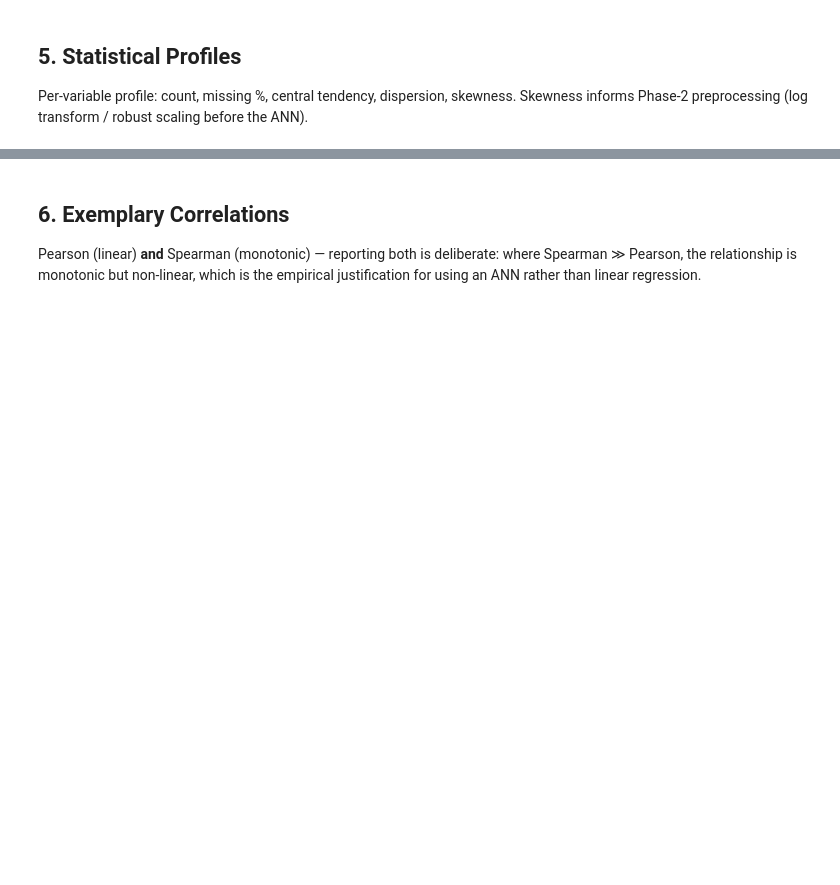
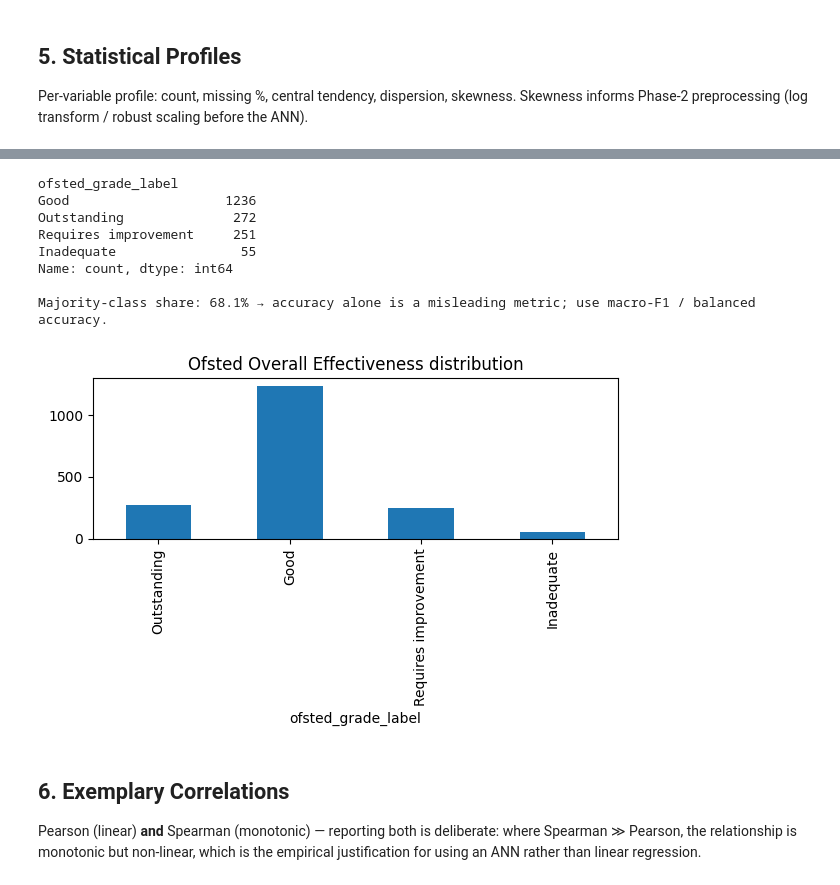
Before and after one commit to HEMALEED/school-performance-prediction-england-ann, a Jupyter notebook: SRC/training/school_per_EDA.ipynb, the cells around one changed output, grey strips where cells are left out. Cells and saved outputs as stored; diff of their text form; code cells hidden in the pictures; blank space fills up the shorter version.

```diff
--- a/SRC/training/school_per_EDA.ipynb
+++ b/SRC/training/school_per_EDA.ipynb
@@ -74,13 +75,18 @@ def load_csv(path, **kw):
             continue
     raise UnicodeDecodeError(f"Could not decode {path}")
 
-gias   = load_csv(DATA / "gias_establishments.csv")
-ks4_23 = load_csv(DATA / "ks4_2023.csv")
-ks4_24 = load_csv(DATA / "ks4_2024.csv")
-ofsted = load_csv(DATA / "ofsted_mi.csv")
-imd    = load_csv(DATA / "imd2019.csv")
+gias   = load_csv('../../data/gias_establishments.csv')
+ks4_23 = load_csv('../../data/ks4_2023.csv')
+ks4_24 = load_csv('../../data/ks4_2024.csv')
+ks4_25 = load_csv('../../data/ks4_2025.csv')
+ofsted = load_csv('../../data/ofsted_mi.csv')
+imd    = load_csv('../../data/imd2019.csv')
+
+
 
 for name, df in [("GIAS", gias), ("KS4 2022/23", ks4_23),
-                 ("KS4 2023/24", ks4_24), ("Ofsted MI", ofsted),
+                 ("KS4 2023/24", ks4_24),("KS4 2024/25", ks4_25), ("Ofsted MI", ofsted),
                  ("IMD 2019", imd)]:
     print(f"{name:<12} rows={len(df):>7,}  cols={df.shape[1]}")
+
+#gias.describe()
@@ -96,7 +109,7 @@ def norm_cols(df):
                     .str.strip("_"))
     return df
 
-gias, ks4_23, ks4_24, ofsted, imd = map(norm_cols, [gias, ks4_23, ks4_24, ofsted, imd])
+gias, ks4_23, ks4_24, ks4_25, ofsted, imd = map(norm_cols, [gias, ks4_23, ks4_24, ks4_25, ofsted, imd])
 
 def find_col(df, *candidates, contains=None):
     """Locate a column by exact candidates first, then substring."""
@@ -228,11 +284,20 @@ df["imd_decile"] = df["imd_decile"].astype("Int64")
 
 # Ofsted grade → ordered categorical / numeric code
 grade_order = ["Outstanding", "Good", "Requires improvement", "Inadequate"]
-df["ofsted_grade"] = (df["ofsted_grade"].str.strip().str.capitalize()
-                        .replace({"Requires improvement": "Requires improvement",
-                                  "Serious weaknesses": "Inadequate",
-                                  "Special measures": "Inadequate"}))
-df["ofsted_num"] = df["ofsted_grade"].map(
+
+raw = df["ofsted_grade"].astype(str).str.strip()
+
+label_map = {"1": "Outstanding", "2": "Good",
+             "3": "Requires improvement", "4": "Inadequate"}
+df["ofsted_grade_label"] = raw.map(label_map)          # "Not judged"/NaN → NaN
+
+df["ofsted_num"] = raw.map({"1": 4, "2": 3, "3": 2, "4": 1}).astype("Int64")
+# 4 = Outstanding ... 1 = Inadequate (higher = better, so correlations with P8 read positively)
+
+grade_order = ["Outstanding", "Good", "Requires improvement", "Inadequate"]
+print(df["ofsted_grade_label"].value_counts(dropna=False))
+
+df["ofsted_num"] = df["ofsted_grade_label"].map(
     {g: i for i, g in enumerate(grade_order[::-1], start=1)})  # 4=Outstanding
 
 df.head()
@@ -264,13 +359,23 @@ plt.show()
 # %%
 # Target variable: Ofsted grade distribution (class imbalance check)
-counts = df["ofsted_grade"].value_counts()
+counts = df["ofsted_grade_label"].value_counts()
 print(counts, "\n")
 print("Majority-class share:",
       f"{counts.max() / counts.sum():.1%}",
       "→ accuracy alone is a misleading metric; use macro-F1 / balanced accuracy.")
 counts.reindex(grade_order).plot(kind="bar", figsize=(6, 4),
                                  title="Ofsted Overall Effectiveness distribution")
 plt.tight_layout(); plt.show()
+# %% [output]
+ofsted_grade_label
+Good                    1236
+Outstanding              272
+Requires improvement     251
+Inadequate                55
+Name: count, dtype: int64
+
+Majority-class share: 68.1% → accuracy alone is a misleading metric; use macro-F1 / balanced accuracy.
+[figure, added]
 # %% [markdown]
 ## 6. Exemplary Correlations
 
```
Also changed, not shown: parts of 15 cells of this notebook, 1 other file.
